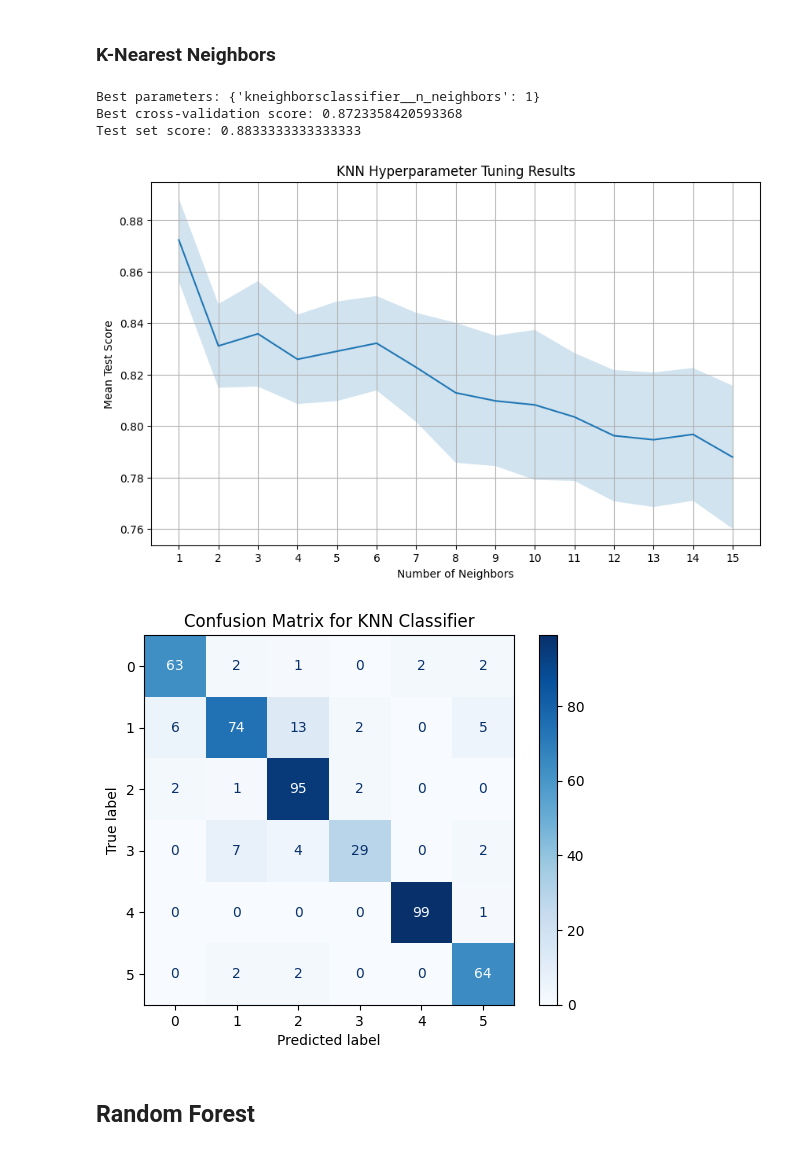
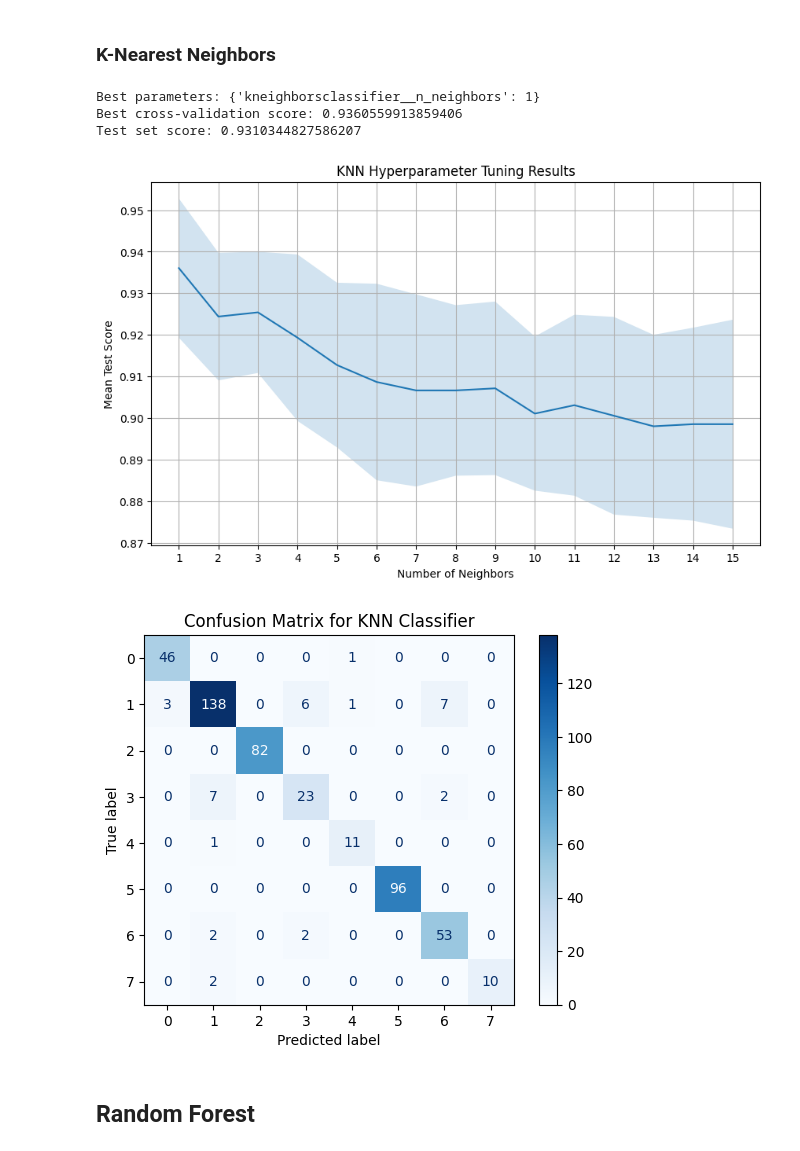
Before and after one commit to mike-keating-iv/ml-polymer-classification, a Jupyter notebook: polymers_classifier.ipynb, the cells around one changed output. Saved outputs shown, nothing was run; the diff lists cells and outputs as text; code cells hidden in the pictures.

Commit message:
Improve accuracy and increase size of training set

```diff
--- a/polymers_classifier.ipynb
+++ b/polymers_classifier.ipynb
@@ -176,10 +157,10 @@ df["polymer_class"] = df["polymer_class"].replace({
     "PPS": "PPS",
     "LDPE": "LDPE",
     "PEEK": "PEEK",
-    "PVC": "PVC, Rigid",
-    "Acrylic (PMMA)": "Acrylic",
+    "PVC, Rigid": "PVC",
+    "Acrylic (PMMA)": "PMMA",
 })
-
+print(df.groupby("polymer_class").size().sort_values(ascending=False))
 # Discard anything not in the above groups
 df = df[df["polymer_class"].isin([
     "Nylon", "Polypropylene", "PC", "ABS", "HDPE",
@@ -205,19 +238,22 @@ df = df.dropna(thresh=threshold, axis=0)
 # %%
-# Get a subset of each group to balance the dataset, need no missing values
+# Get a subset of each group to balance the dataset
 df_balanced = pd.DataFrame()
 for group in df["polymer_class"].unique():
     df_group = df[df["polymer_class"] == group]
-    # Drop rows with any missing values
+    print(f"Creating subset of class: {group}")
+    print(f"Number of rows: {len(df_group)}")
+    # Drop rows with any missing values - keep this as models require complete data
+
     df_group = df_group.dropna()
-    # Get a random sample of up to 100 rows
-    sample_size = min(500, len(df_group))
+    print(f"Number of rows after dropping missing values: {len(df_group)}")
+    # Get a random sample of up to 1000 rows (increased from 500)
+    sample_size = min(1000, len(df_group))
     if sample_size > 0:
         df_sample = df_group.sample(n=sample_size, random_state=42)
         df_balanced = pd.concat([df_balanced, df_sample], ignore_index=True)
-# Discard any groups with less than 100 samples
-
-
-df_balanced = df_balanced[df_balanced["polymer_class"].isin(df_balanced.groupby("polymer_class").size()[df_balanced.groupby("polymer_class").size() >= 100].index)]
+# Discard any groups with less than 50 samples (decreased from 100)
+df_counts = df_balanced.groupby("polymer_class").size()
+df_balanced = df_balanced[df_balanced["polymer_class"].isin(df_counts[df_counts >= 50].index)]
 
 df_balanced.polymer_class.value_counts()
 # %% [output]
@@ -382,45 +453,46 @@ from sklearn.model_selection import GridSearchCV
 from sklearn.neighbors import KNeighborsClassifier
 
 
 param_range = range(1,16)
 pipe_knn = make_pipeline(StandardScaler(), KNeighborsClassifier())
 param_grid = [{"kneighborsclassifier__n_neighbors": param_range}]
 
 grid_search_knn = GridSearchCV(estimator=pipe_knn, param_grid=param_grid, scoring="accuracy", cv=10, n_jobs=-1)
-grid_search_knn = gs.fit(X_train, y_train)
+grid_search_knn.fit(X_train, y_train)
 best_knn = grid_search_knn.best_estimator_
-print("Best parameters:", gs.best_params_)
-print("Best cross-validation score:", gs.best_score_)
-print("Test set score:", gs.score(X_test, y_test))
+print("Best parameters:", grid_search_knn.best_params_)
+print("Best cross-validation score:", grid_search_knn.best_score_)
+print("Test set score:", grid_search_knn.score(X_test, y_test))
 
 # Visualize the results with seaborn
-results = pd.DataFrame(gs.cv_results_)
+results = pd.DataFrame(grid_search_knn.cv_results_)
 plt.figure(figsize=(10, 6))
 sns.lineplot(x="param_kneighborsclassifier__n_neighbors", y="mean_test_score", data=results)
 plt.fill_between(results["param_kneighborsclassifier__n_neighbors"],
                  results["mean_test_score"] - results["std_test_score"],
                  results["mean_test_score"] + results["std_test_score"], alpha=0.2)
 plt.title("KNN Hyperparameter Tuning Results")
 plt.xlabel("Number of Neighbors")
 plt.ylabel("Mean Test Score")
 plt.xticks(param_range)
 plt.grid()
 plt.show()
 
 # Plot Confusion Matrix
 from sklearn.metrics import confusion_matrix, ConfusionMatrixDisplay
-y_pred = gs.predict(X_test)
-cm = confusion_matrix(y_test, y_pred, labels=gs.classes_)
-disp = ConfusionMatrixDisplay(confusion_matrix=cm, display_labels=gs.classes_)
+y_pred_knn = grid_search_knn.predict(X_test)
+cm = confusion_matrix(y_test, y_pred_knn, labels=grid_search_knn.classes_)
+disp = ConfusionMatrixDisplay(confusion_matrix=cm,
+                              display_labels=grid_search_knn.classes_)
 disp.plot(cmap=plt.cm.Blues)
 plt.title("Confusion Matrix for KNN Classifier")
 plt.show()
 # %% [output]
 Best parameters: {'kneighborsclassifier__n_neighbors': 1}
-Best cross-validation score: 0.8723358420593368
-Test set score: 0.8833333333333333
+Best cross-validation score: 0.9360559913859406
+Test set score: 0.9310344827586207
-[figure, old version]
+[figure, new version]
-[figure, old version]
+[figure, new version]
 # %% [markdown]
 ## Random Forest
 # %%
```
Also changed, not shown: parts of 14 cells of this notebook.
